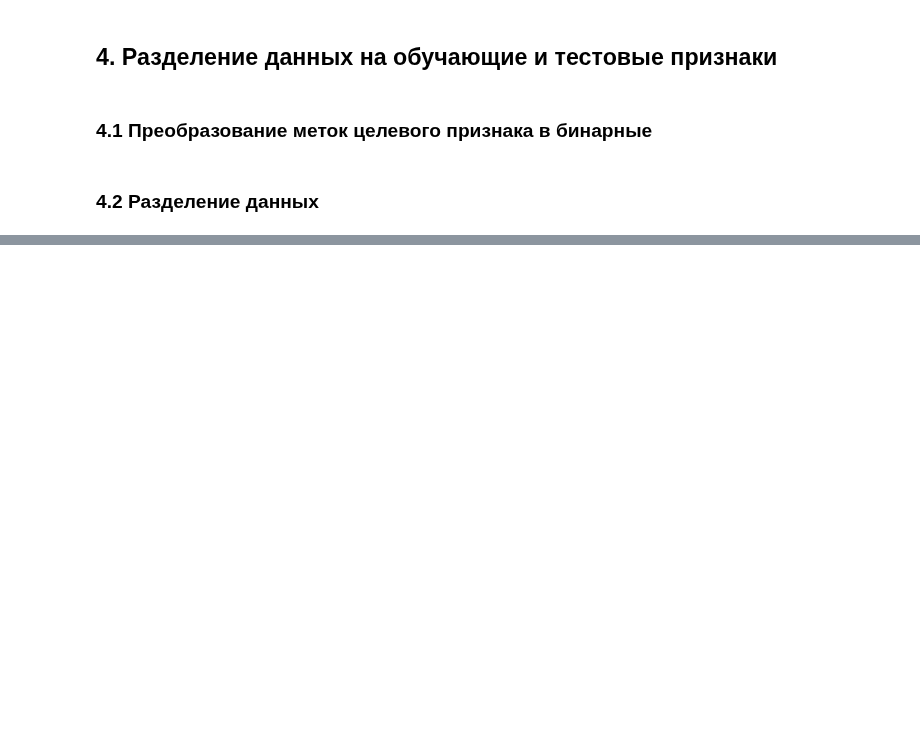
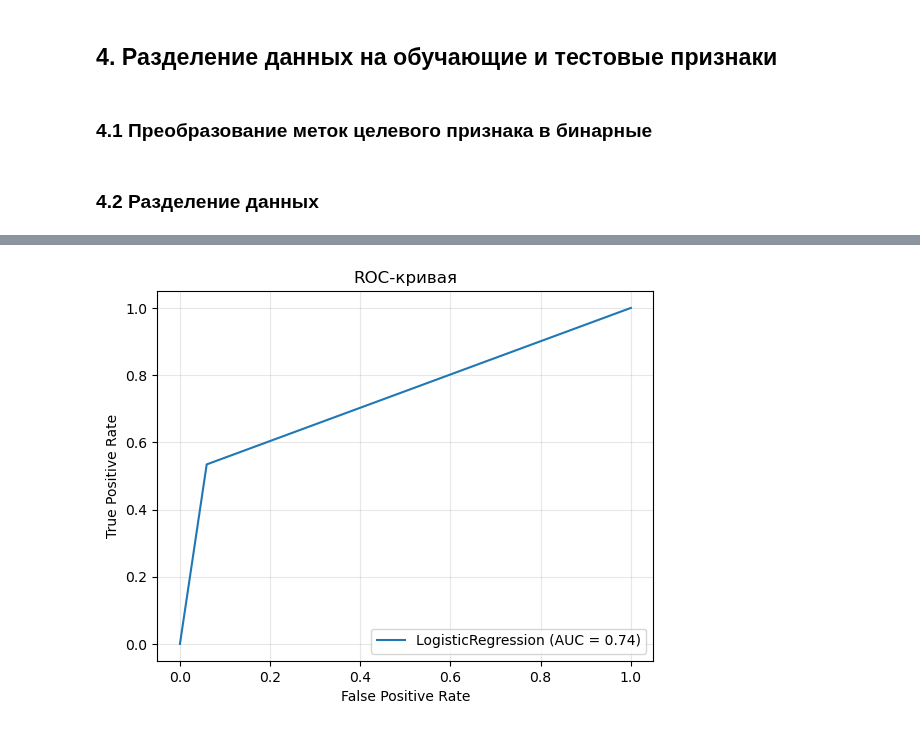
Before and after one commit to dnlygvtv/Python_for_Data_Science_HWs, a Jupyter notebook: HW/HW_9.ipynb, the cells around one changed output, grey strips where cells are left out. Saved outputs shown, nothing was run; the diff lists cells and outputs as text; code cells hidden in the pictures; blank space fills up the shorter version.

```diff
--- a/HW/HW_9.ipynb
+++ b/HW/HW_9.ipynb
@@ -365,8 +367,7 @@ y = df[target_feature]
 X_train_orig, X_test_orig, y_train_orig, y_test_orig = train_test_split(X, y,
                                                     test_size=0.2,
                                                     shuffle=True,
-                                                    stratify=y,             # из-за дисбаланса классов
+                                                    # stratify=y,
                                                     random_state=42)
-y_train = y_train_orig.astype(int)
-y_test = y_test_orig.astype(int)
+X_train_orig.shape, X_test_orig.shape
 # %% [output]
@@ -373,0 +379,6 @@ ValueError: Input contains NaN
+# %%
+from sklearn.impute import SimpleImputer
+
+si = SimpleImputer(strategy='most_frequent')
+y_train = si.fit_transform(y_train_orig).flatten().astype('int')
+y_test = si.transform(y_test_orig).flatten().astype('int')
@@ -373,0 +548,3 @@ ValueError: Input contains NaN
+# %%
+X_train = preprocessor.fit_transform(X_train_orig)
+X_test = preprocessor.transform(X_test_orig)
@@ -373,0 +558,6 @@ ValueError: Input contains NaN
+# %%
+lr = LogisticRegression()
+lr.fit(X_train, y_train)
+pred_train = lr.predict(X_train)
+pred_test = lr.predict(X_test)
+pred_proba_test = lr.predict_proba(X_test)
@@ -373,0 +590,11 @@ ValueError: Input contains NaN
+# %%
+fpr, tpr, thresholds = roc_curve(y_test, pred_test)
+display = RocCurveDisplay(fpr=fpr, tpr=tpr
+                          , roc_auc=auc(fpr, tpr)
+                          , estimator_name='LogisticRegression')
+display.plot()
+plt.title('ROC-кривая')
+plt.grid(True, alpha=.3)
+plt.show()
+# %% [output]
+[figure, added]
```
Also changed, not shown: parts of 17 cells of this notebook, 1 other file.
